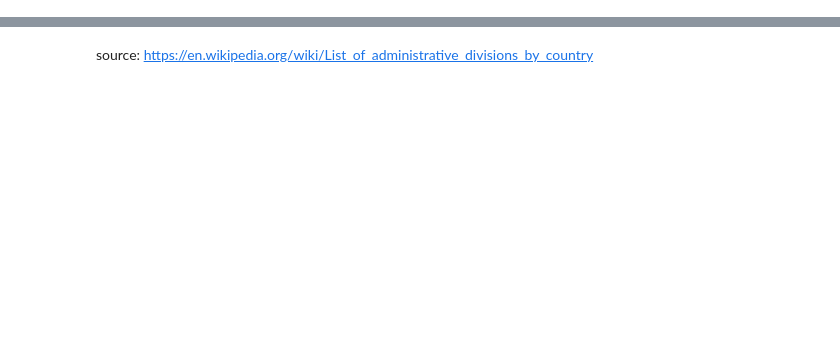
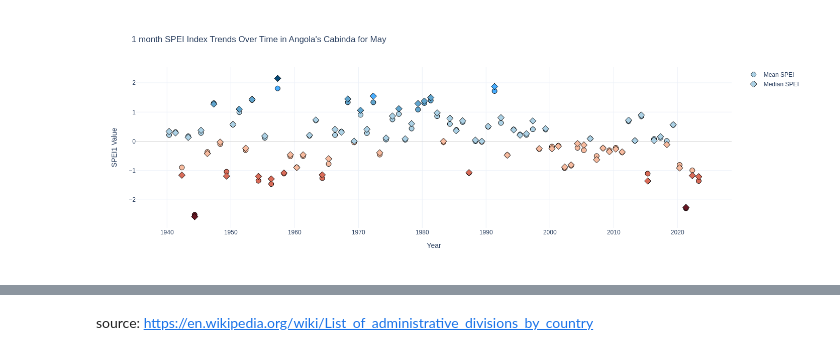
Before and after one commit to ECMWFCode4Earth/tales-of-drought, a Jupyter notebook: notebooks/notebook_1.ipynb, the cells around one changed output, grey strips where cells are left out. Saved outputs shown, nothing was run; the diff lists cells and outputs as text; code cells hidden in the pictures; blank space fills up the shorter version.

```diff
--- a/notebooks/notebook_1.ipynb
+++ b/notebooks/notebook_1.ipynb
@@ -234,0 +368,6 @@ area_subset_data[index] = uti.replace_invalid_values(area_subset_data[index])
+# %%
+processed_subset, change_summary = uti.process_datarray(subset[index])
+print(processed_subset, '\n')
+print('Change summary:')
+for key, val in change_summary.items():
+    print(key, val)
@@ -235,4 +390,6 @@ area_subset_data[index] = uti.replace_invalid_values(area_subset_data[index])
 # %%
-mean_values = uti.compute_means(area_subset_data[index])
+stat_values = uti.compute_stats(processed_subset)
 # %%
-uti.create_scatterplot(mean_values, timescales, selected)
+uti.create_scatterplot(stat_values, timescales, selected)
+# %% [output]
+[figure, added]
```
Also changed, not shown: parts of 25 cells of this notebook, 6 other files.
